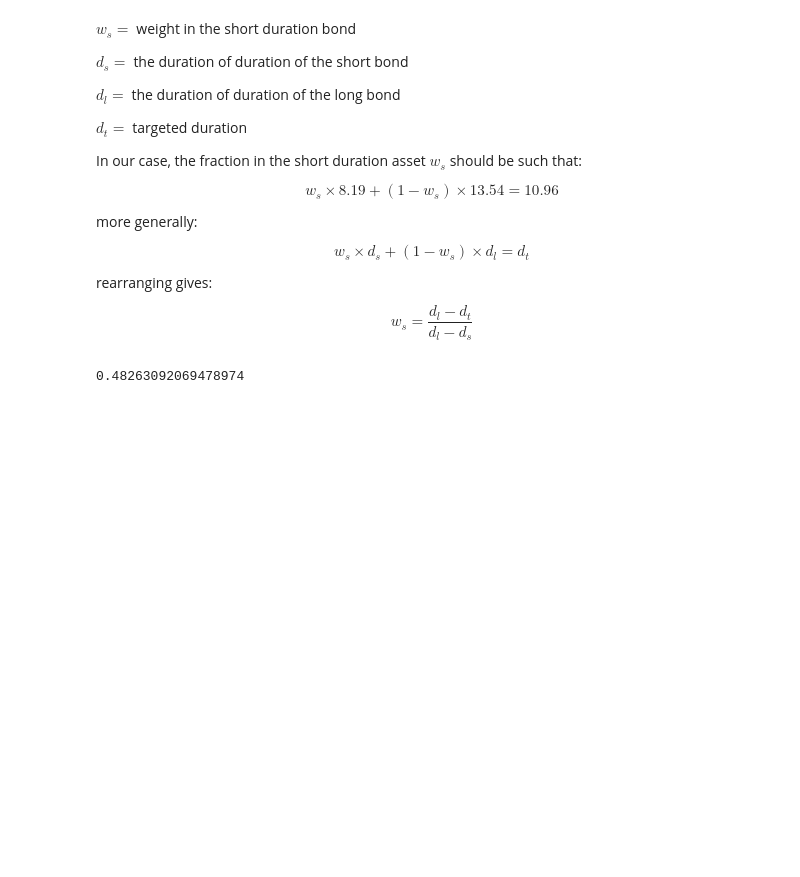
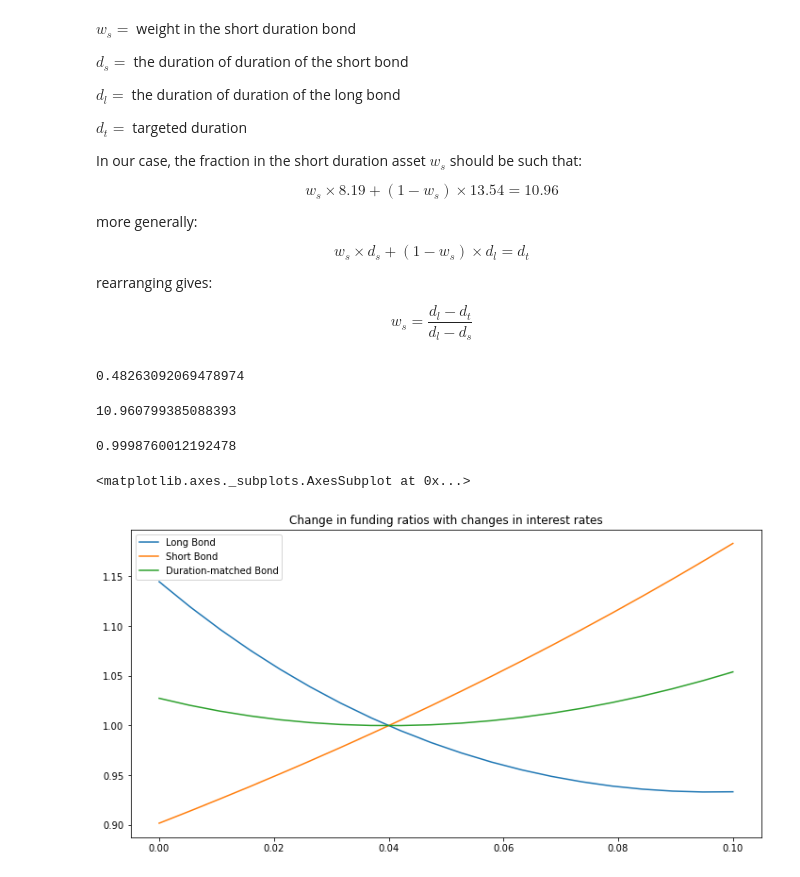
Before and after one commit to hoestlund/investment_management, a Jupyter notebook: 1/403_LDI.ipynb, the cells around one changed output. Saved outputs shown, nothing was run; the diff lists cells and outputs as text; code cells hidden in the pictures; blank space fills up the shorter version.

Commit message:
Plotted funding ratio with duation matching, short- and long-term bonds. Methods added to my_modules

```diff
--- a/1/403_LDI.ipynb
+++ b/1/403_LDI.ipynb
@@ -201,3 +201,32 @@ w_short = match_durations(liabilities, short_bond, long_bond, 0.04)
 w_short
 # %% [output]
 0.48263092069478974
+# %%
+p_short = bond_price(10, 1000, .05, 1, .04)
+p_long = bond_price(20, 1000, .05, 1, .04)
+a_0 = 130_000
+p_flows = pd.concat([a_0 * w_short * short_bond/p_short, a_0 * (1-w_short) * long_bond/p_long])
+# %%
+macaulay_duration(p_flows, 0.04) #We exactly meet the target
+# %% [output]
+10.960799385088393
+# %%
+curr_funding_ratio = portfolio.funding_ratio(p_flows, liabilities, 0.04)
+curr_funding_ratio
+# %% [output]
+0.9998760012192478
+# %%
+rates = np.linspace(0, .1, 20)
+lb_assets = a_0 * long_bond/p_long
+sb_assets = a_0 * short_bond/p_short
+
+funding_ratio_change = pd.DataFrame({
+    "Long Bond": [portfolio.funding_ratio(lb_assets, liabilities, r) for r in rates],
+    "Short Bond": [portfolio.funding_ratio(sb_assets, liabilities, r) for r in rates],
+    "Duration-matched Bond": [portfolio.funding_ratio(p_flows, liabilities, r) for r in rates]
+}, index=rates)
+
+funding_ratio_change.plot(title="Change in funding ratios with changes in interest rates", figsize=(12,6))
+# %% [output]
+<matplotlib.axes._subplots.AxesSubplot at 0x...>
+[figure, added]
```
Also changed, not shown: 1 other file.
